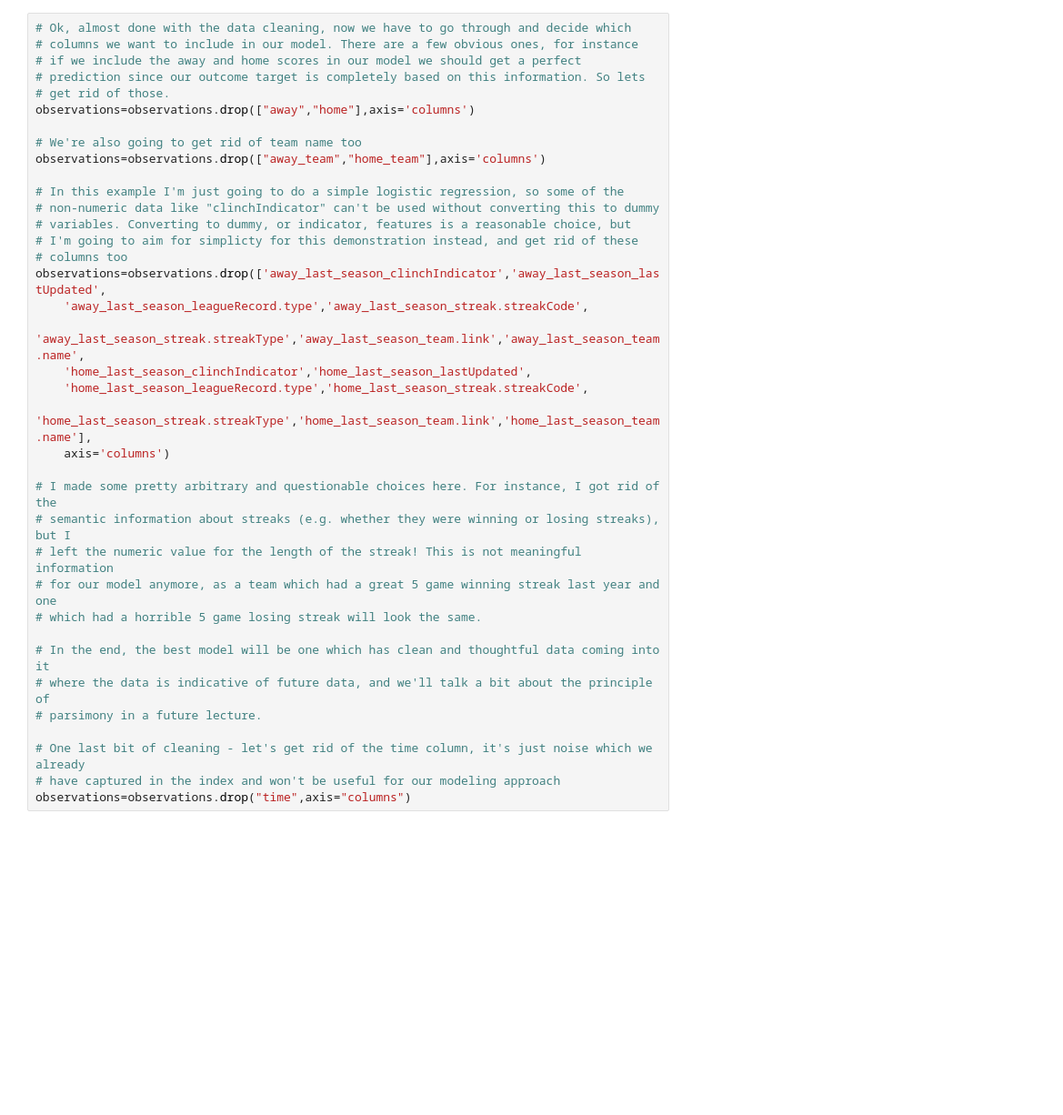
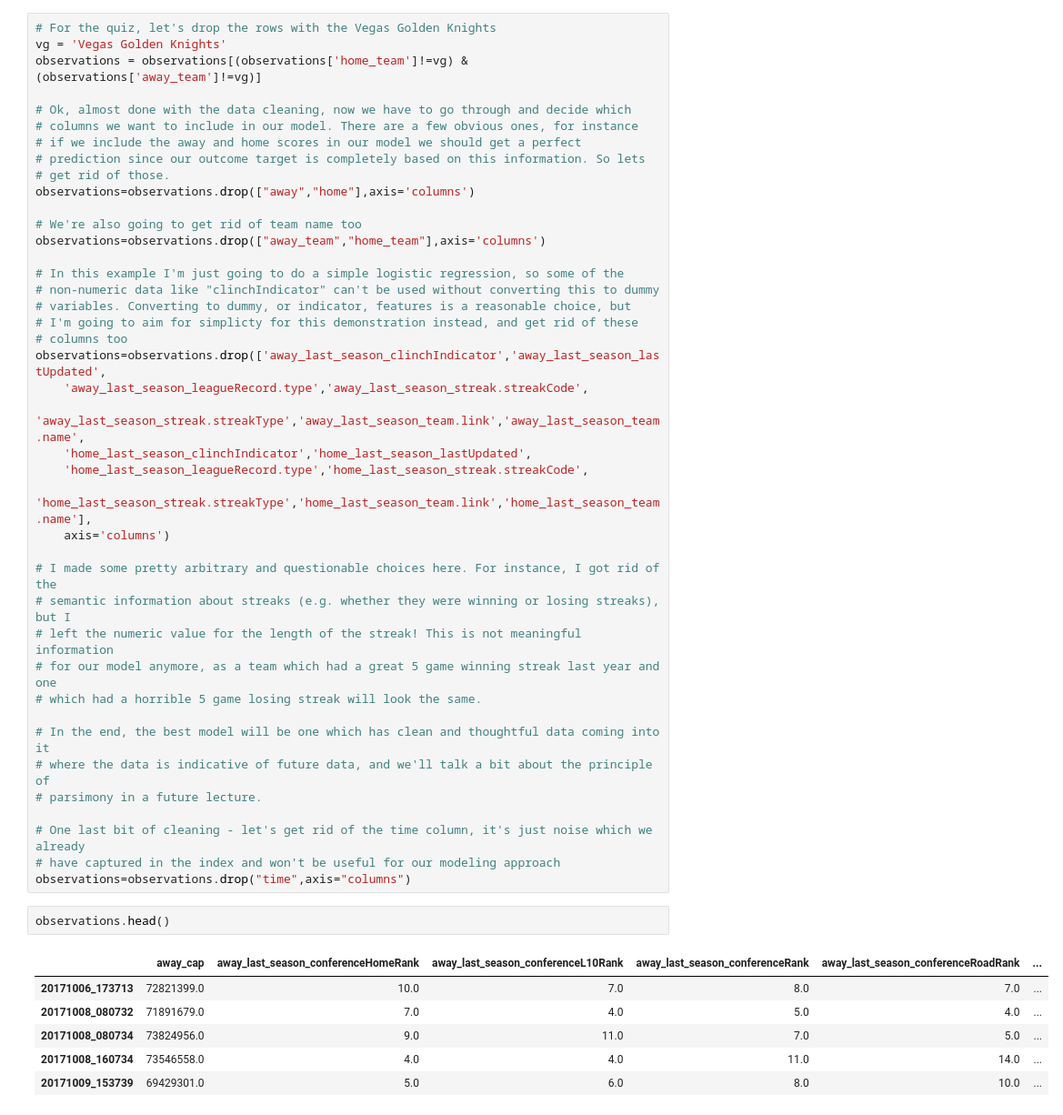
Before and after one commit to jbaviation/coursera_sports, a Jupyter notebook: 5_Introduction to Machine Learning in Sports Analytics/hockey_wins-1.ipynb, the cells around one changed output. Shown at 91% size. Drawn from its saved outputs; the diff is of its cells as text; blank space fills up the shorter version.

```diff
--- a/5_Introduction to Machine Learning in Sports Analytics/hockey_wins-1.ipynb
+++ b/5_Introduction to Machine Learning in Sports Analytics/hockey_wins-1.ipynb
@@ -280,4 +368,8 @@ observations.head()
 # %%
+# For the quiz, let's drop the rows with the Vegas Golden Knights
+vg = 'Vegas Golden Knights'
+observations = observations[(observations['home_team']!=vg) & (observations['away_team']!=vg)]
+
 # Ok, almost done with the data cleaning, now we have to go through and decide which
 # columns we want to include in our model. There are a few obvious ones, for instance
 # if we include the away and home scores in our model we should get a perfect
@@ -314,3 +406,12 @@ observations=observations.drop(['away_last_season_clinchIndicator','away_last_se
 # One last bit of cleaning - let's get rid of the time column, it's just noise which we already
 # have captured in the index and won't be useful for our modeling approach
 observations=observations.drop("time",axis="columns")
+# %%
+observations.head()
+# %% [output]
+|  | away_cap | away_last_season_conferenceHomeRank | away_last_season_conferenceL10Rank | away_last_season_conferenceRank | away_last_season_conferenceRoadRank | ... |
+| 20171006_173713 | 72821399.0 | 10.0 | 7.0 | 8.0 | 7.0 | ... |
+| 20171008_080732 | 71891679.0 | 7.0 | 4.0 | 5.0 | 4.0 | ... |
+| 20171008_080734 | 73824956.0 | 9.0 | 11.0 | 7.0 | 5.0 | ... |
+| 20171008_160734 | 73546558.0 | 4.0 | 4.0 | 11.0 | 14.0 | ... |
+| 20171009_153739 | 69429301.0 | 5.0 | 6.0 | 8.0 | 10.0 | ... |
```
Also changed, not shown: parts of 15 cells of this notebook, 3 other files.
